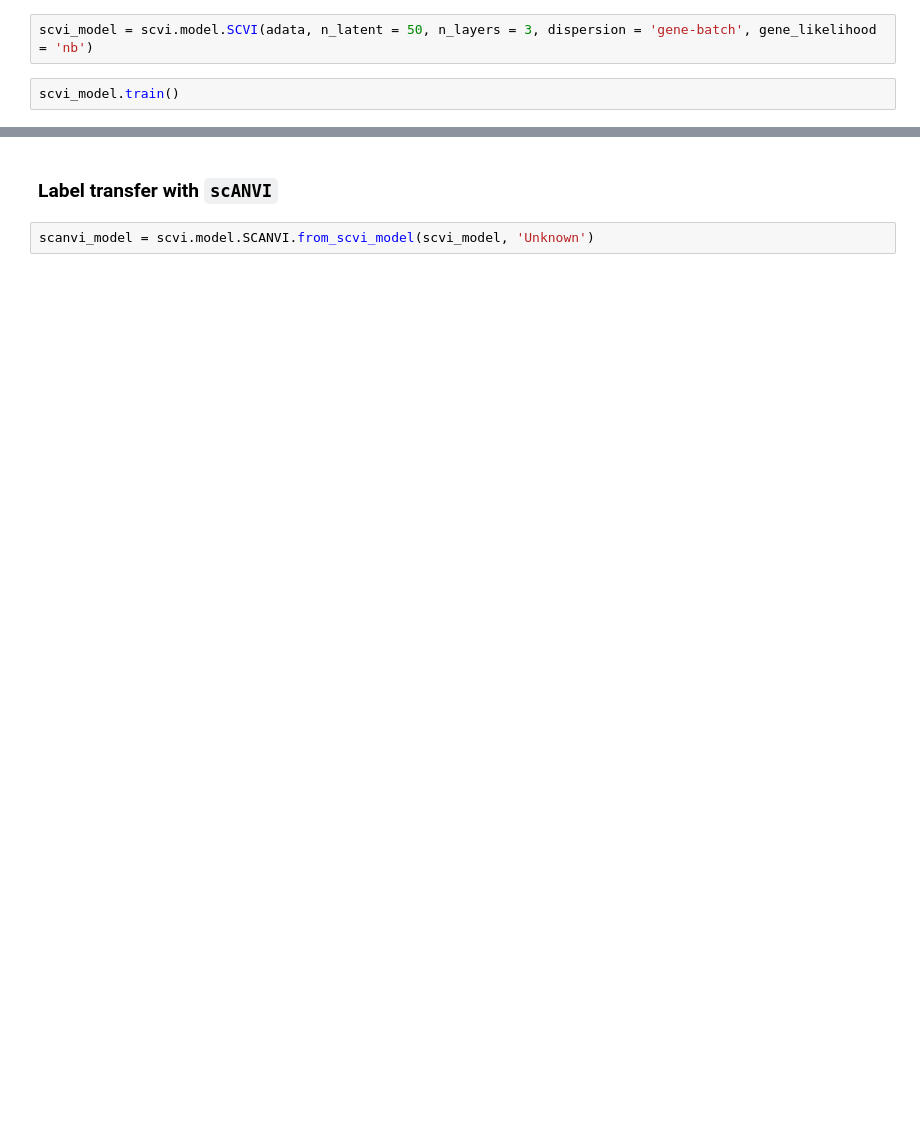
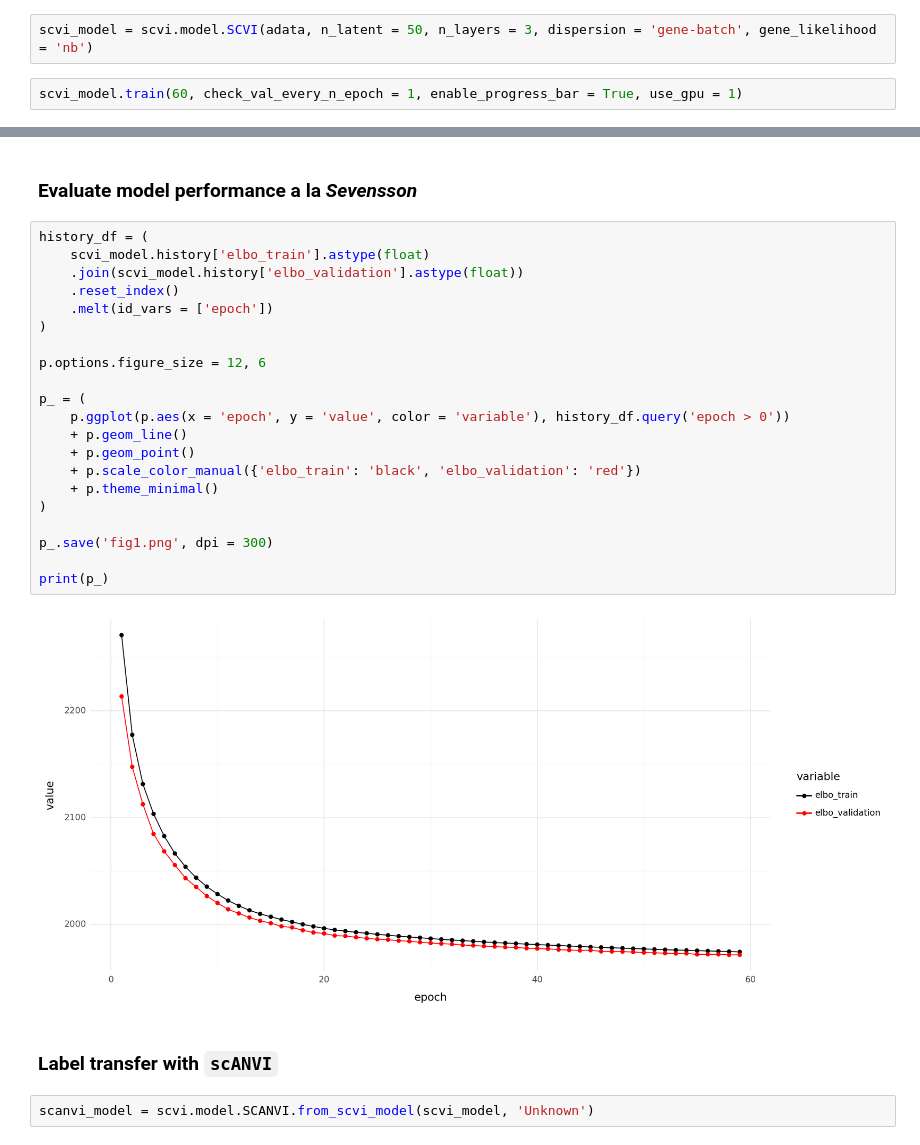
Before and after one commit to Talavera-Lopez-Lab/hofmann_dmd, a Jupyter notebook: 3-scANVI_label_transfer/230918_scANVI_seed_label_transfer_mouse_23-0092-human_heart_states.ipynb, the cells around one changed output, grey strips where cells are left out. Drawn from its saved outputs; the diff is of its cells as text; blank space fills up the shorter version.

Commit message:
updated model perfomance metrics

```diff
--- a/3-scANVI_label_transfer/230918_scANVI_seed_label_transfer_mouse_23-0092-human_heart_states.ipynb
+++ b/3-scANVI_label_transfer/230918_scANVI_seed_label_transfer_mouse_23-0092-human_heart_states.ipynb
@@ -113,4 +237,4 @@ scvi.model.SCVI.setup_anndata(adata,
 # %%
 scvi_model = scvi.model.SCVI(adata, n_latent = 50, n_layers = 3, dispersion = 'gene-batch', gene_likelihood = 'nb')
-# %%
-scvi_model.train()
+# %%
+scvi_model.train(60, check_val_every_n_epoch = 1, enable_progress_bar = True, use_gpu = 1)
@@ -117,3 +248,28 @@ scvi_model.train()
+# %% [markdown]
+### Evaluate model performance a la _Sevensson_
+# %%
+history_df = (
+    scvi_model.history['elbo_train'].astype(float)
+    .join(scvi_model.history['elbo_validation'].astype(float))
+    .reset_index()
+    .melt(id_vars = ['epoch'])
+)
+
+p.options.figure_size = 12, 6
+
+p_ = (
+    p.ggplot(p.aes(x = 'epoch', y = 'value', color = 'variable'), history_df.query('epoch > 0'))
+    + p.geom_line()
+    + p.geom_point()
+    + p.scale_color_manual({'elbo_train': 'black', 'elbo_validation': 'red'})
+    + p.theme_minimal()
+)
+
+p_.save('fig1.png', dpi = 300)
+
+print(p_)
+# %% [output]
+[figure, added]
 # %% [markdown]
 ### Label transfer with `scANVI`
 # %%
```
Also changed, not shown: parts of 24 cells of this notebook, 1 other file.
